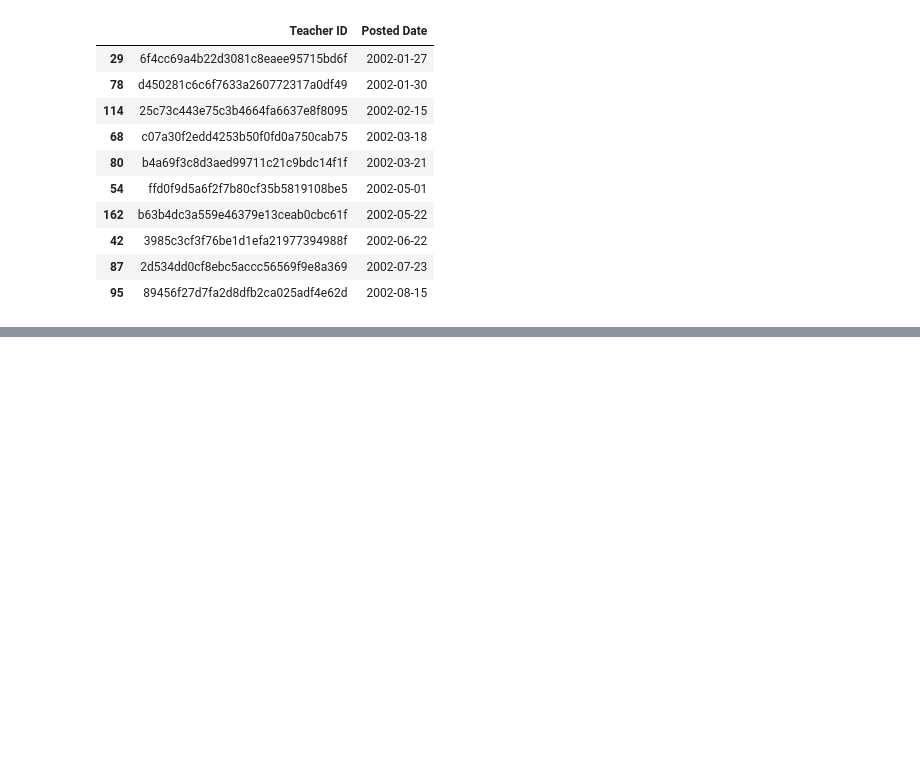
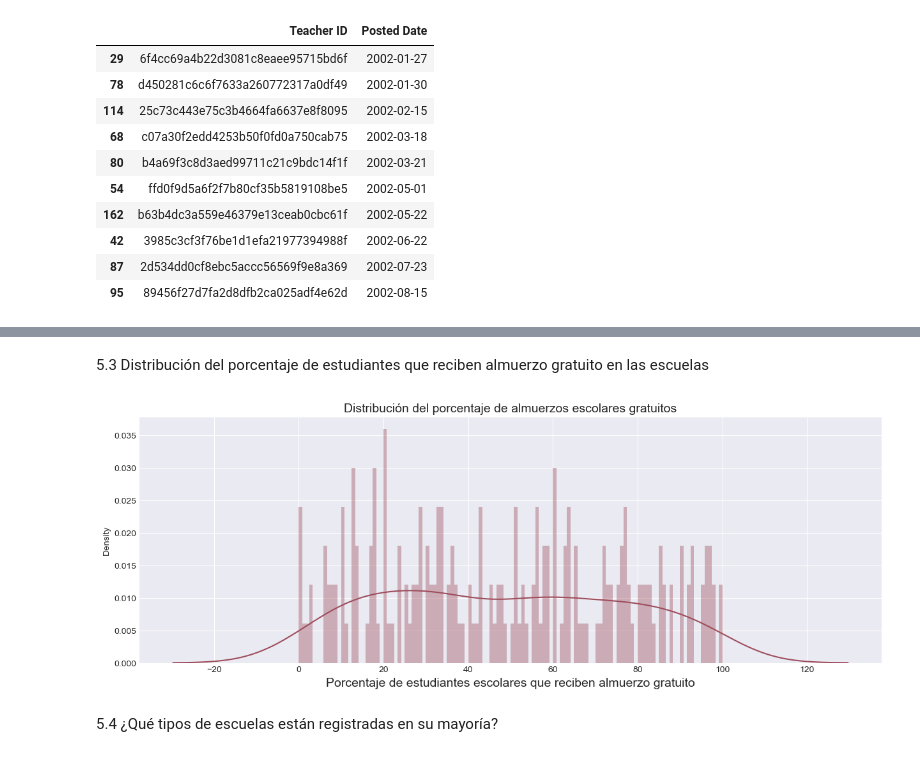
Before and after one commit to DevFntxy/ECBD_9A_IDGS_PRACTICAS_230892, a Jupyter notebook: Practica04/Practica04.ipynb, the cells around one changed output, grey strips where cells are left out. Drawn from its saved outputs; the diff is of its cells as text; code cells hidden in the pictures; blank space fills up the shorter version.

```diff
--- a/Practica04/Practica04.ipynb
+++ b/Practica04/Practica04.ipynb
@@ -66,16 +66,16 @@ projects = pd.read_csv(os.path.join(base_path, 'Projects.csv'))
 donations_df = pd.read_csv(os.path.join(base_path, 'Donations.csv'))
 donors_df = pd.read_csv(os.path.join(base_path, 'Donors.csv'))
 teachers_df = pd.read_csv(os.path.join(base_path, 'Teachers.csv'))
-schools = pd.read_csv(os.path.join(base_path, 'Schools.csv'))
-resources = pd.read_csv(os.path.join(base_path, 'Resources.csv'))
+schools_df = pd.read_csv(os.path.join(base_path, 'Schools.csv'))
+resources_df = pd.read_csv(os.path.join(base_path, 'Resources.csv'))
 
 print("Datasets cargados:\n")
 print(f"Projects: {projects.shape}")
 print(f"Donations: {donations_df.shape}")
 print(f"Donors: {donors_df.shape}")
 print(f"Teachers_df: {teachers_df.shape}")
-print(f"Schools: {schools.shape}")
-print(f"Resources: {resources.shape}")
+print(f"Schools: {schools_df.shape}")
+print(f"Resources: {resources_df.shape}")
 # %% [output]
 Librerías cargadas exitosamente
 Datasets cargados:
@@ -2290,0 +2523,13 @@ teachers_df[['Teacher ID', 'Posted Date']].sort_values(['Posted Date'])[:10]
+# %% [markdown]
+5.3 Distribución del porcentaje de estudiantes que reciben almuerzo gratuito en las escuelas
+# %%
+# extract School Types
+plt.figure(figsize=(15,5))
+sns.distplot(schools_df['School Percentage Free Lunch'].dropna(), bins=120, color="#9e4d5c")
+plt.xlabel('Porcentaje de estudiantes escolares que reciben almuerzo gratuito', fontsize=14);
+plt.title("Distribución del porcentaje de almuerzos escolares gratuitos", fontsize=14);
+plt.show();
+# %% [output]
+[figure, added]
+# %% [markdown]
+5.4 ¿Qué tipos de escuelas están registradas en su mayoría?
```
Also changed, not shown: parts of 23 cells of this notebook, 1 other file.
